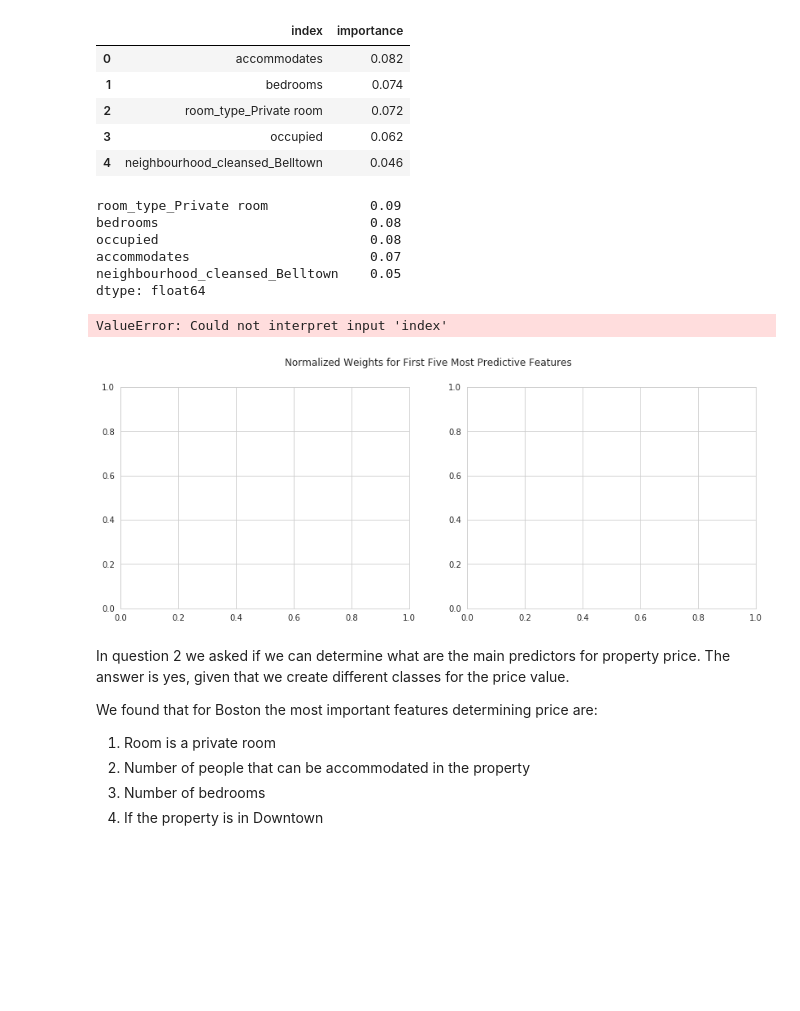
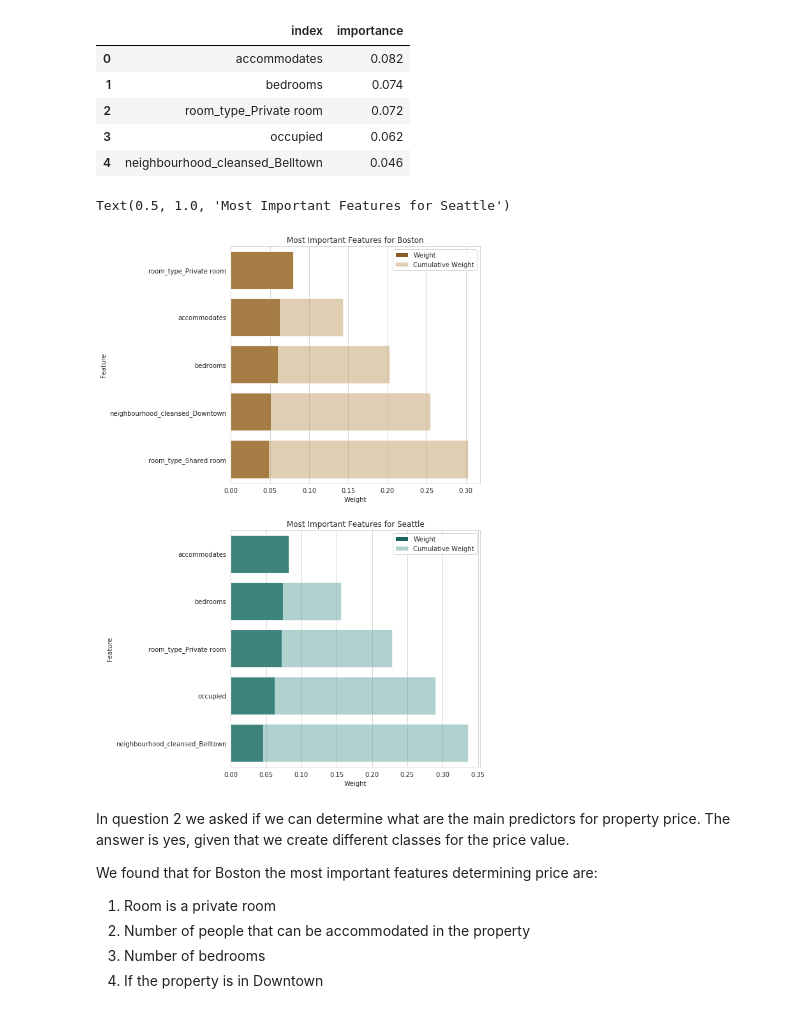
Before and after one commit to bvcmartins/dsndProject4, a Jupyter notebook: airbnb_project.ipynb, the cells around one changed output. Drawn from its saved outputs; the diff is of its cells as text; code cells hidden in the pictures; blank space fills up the shorter version.

Commit message:
added feature importance plots

```diff
--- a/airbnb_project.ipynb
+++ b/airbnb_project.ipynb
@@ -552,6 +552,8 @@ features_b.head()
 | 4 | room_type_Shared room | 0.048571 |
 # %% [markdown]
 Now we do the same for Seattle (except for the optimization of the dataset):
+# %%
+features_b['cumsum'] = np.cumsum(features_b['importance'])
 # %%
 sdf = seattle_df.copy()
 target='price'
@@ -601,27 +603,27 @@ Grid best score: 0.5715962441314554
 | 2 | room_type_Private room | 0.072 |
 | 3 | occupied | 0.062 |
 | 4 | neighbourhood_cleansed_Belltown | 0.046 |
-# %%
-features_s.head()
-# %% [output]
-room_type_Private room             0.09
-bedrooms                           0.08
-occupied                           0.08
-accommodates                       0.07
-neighbourhood_cleansed_Belltown    0.05
-dtype: float64
+# %%
+features_s['cumsum'] = np.cumsum(features_s['importance'])
 # %%
-fig, axis = plt.subplots(1,2, figsize=(14,5))
-plt.suptitle('Normalized Weights for First Five Most Predictive Features')
-sns.barplot(x='index', y='importance', data=features_s.iloc[:5], ax=axis, color=boston1, ci=None, label='Weight')
-sns.barplot(x='index', y='cumsum', data=features_s.iloc[:5], ax=axis, color=boston2, alpha=0.5, ci=None, label='Cumulative Weight')
-plt.xticks(rotation=90)
-plt.legend()
-axis.set_xlabel('Feature')
-axis.set_ylabel('Weight')
+fig, axis = plt.subplots(2,1, figsize=(7,15))
+#plt.suptitle('Normalized Weights for First Five Most Predictive Features')
+sns.barplot(x='importance', y='index', data=features_b.iloc[:5], ax=axis[0], color=boston1, ci=None, label='Weight')
+sns.barplot(x='cumsum', y='index', data=features_b.iloc[:5], ax=axis[0], color=boston2, alpha=0.5, ci=None, label='Cumulative Weight')
+#plt.xticks(rotation=90)
+axis[0].legend()
+axis[0].set_ylabel('Feature')
+axis[0].set_xlabel('Weight')
+axis[0].set_title('Most Important Features for Boston')
+sns.barplot(x='importance', y='index', data=features_s.iloc[:5], ax=axis[1], color=seattle1, ci=None, label='Weight')
+sns.barplot(x='cumsum', y='index', data=features_s.iloc[:5], ax=axis[1], color=seattle2, alpha=0.5, ci=None, label='Cumulative Weight')
+axis[1].legend()
+axis[1].set_ylabel('Feature')
+axis[1].set_xlabel('Weight')
+axis[1].set_title('Most Important Features for Seattle')
 # %% [output]
-ValueError: Could not interpret input 'index'
+Text(0.5, 1.0, 'Most Important Features for Seattle')
-[figure, old version]
+[figure, new version]
 # %% [markdown]
 In question 2 we asked if we can determine what are the main predictors for property price. The answer is yes, given that we create different classes for the price value.
 
```
